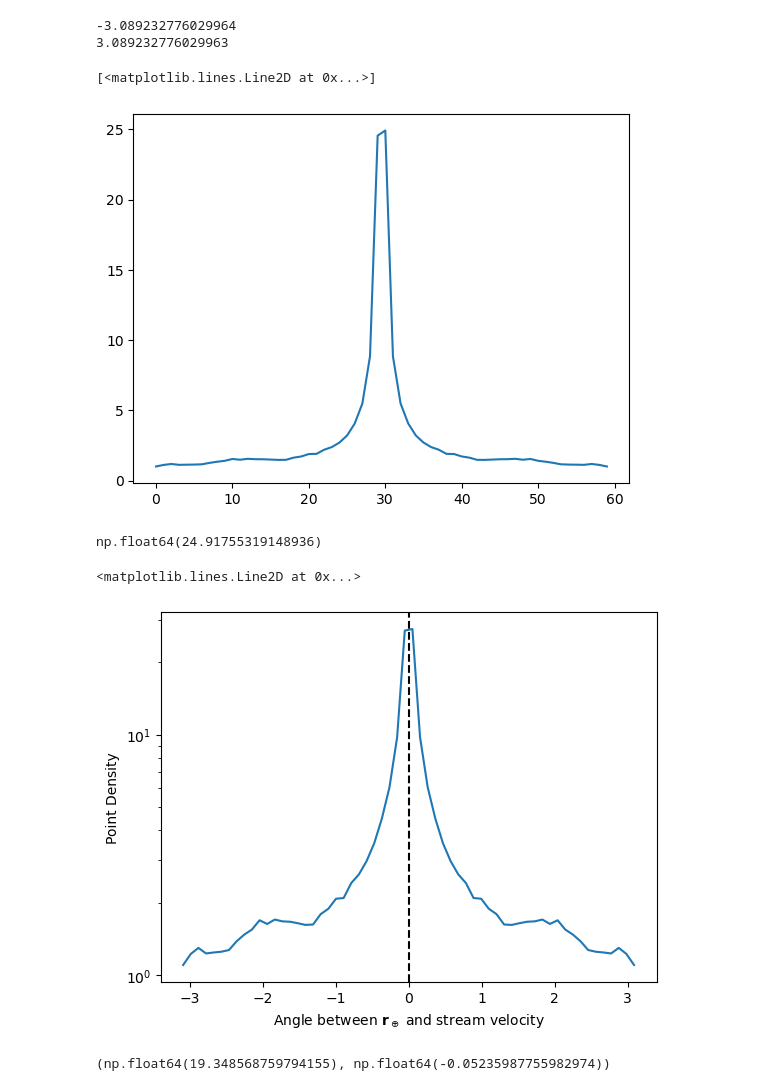
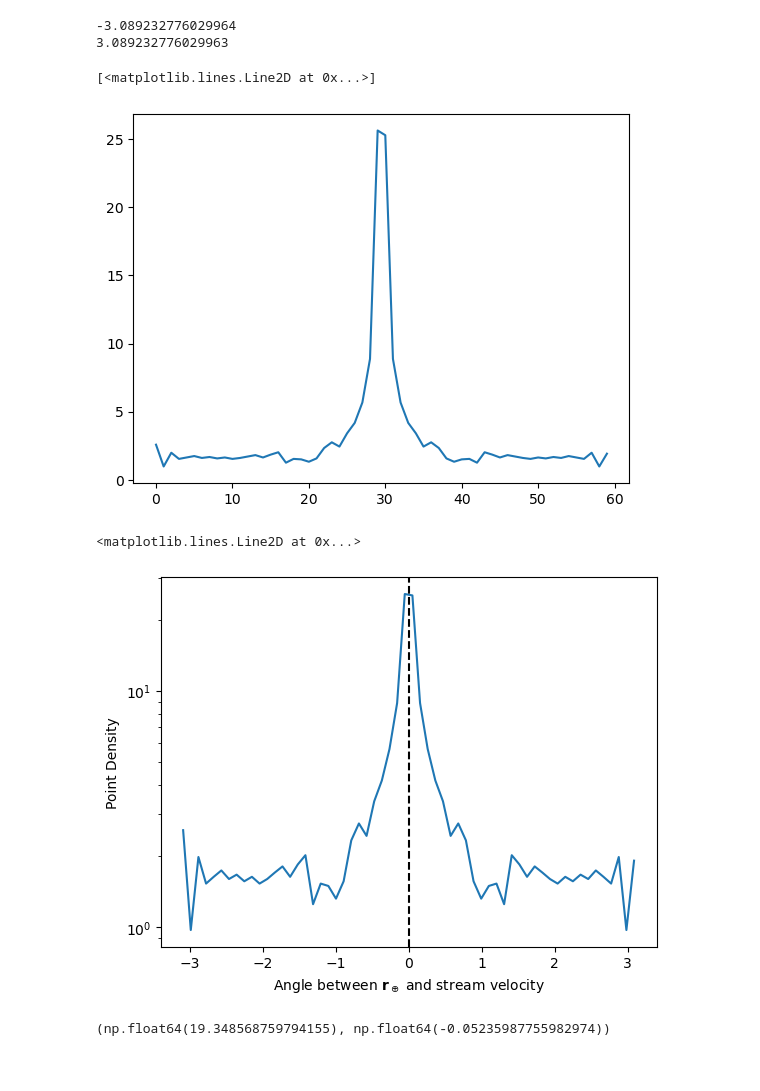
Before and after one commit to shauryagarg145/dark-matter-waves, a Jupyter notebook: solving_trajectories.ipynb, the cells around one changed output. Cells and saved outputs as stored; diff of their text form; code cells hidden in the pictures.

Commit message:
Added things to normalise simulation

```diff
--- a/solving_trajectories.ipynb
+++ b/solving_trajectories.ipynb
@@ -24,7 +24,7 @@ rot = Rotation.from_rotvec(t * normal / norm(normal))
 r = rot.apply(v_c)
 r = r / norm(r) * rs
 # %%
-num = 125
+num = 50
 points = []
 
 dist = 2
@@ -109,6 +150,10 @@ plt.legend(loc = "lower right")
 z = orbit[:, :, 3]
 mask_ri = orbit[:, :, 0]
 mask1 = orbit[:, :, -1]
+
+z_ori = original[:, :, 3]
+mask_ri_ori = original[:, :, 0]
+mask1_ori = original[:, :, -1]
 
 def denPoints(ri, ro, t1, t2, y1, y2):
 
@@ -122,21 +167,21 @@ def denPoints(ri, ro, t1, t2, y1, y2):
     ri = ((ri*rs * u.km).to(u.kpc) / 8).value
 
     mask_r = (mask_ri < ro) * (mask_ri > ri) * (z < y2) * (z > y1)
-    #mask_r_ori = (mask_ri_ori < ro) * (mask_ri_ori > ri) * (z_ori < y2) * (z_ori > y1)
+    mask_r_ori = (mask_ri_ori < ro) * (mask_ri_ori > ri) * (z_ori < y2) * (z_ori > y1)
 
     #assuming t1 > t2
     if t2 < t1 - np.pi:
         if t2 < 0 and t1 > 0:
-            counts = (((mask1 < t2) + (mask1 > t1)) * mask_r).sum()
-            #counts_ori = (((mask1_ori < t2) + (mask1_ori > t1)) * mask_r_ori).sum()
+            counts = (((mask1 < t2) + (mask1 > t1)).astype(bool) * mask_r).sum()
+            counts_ori = (((mask1_ori < t2) + (mask1_ori > t1)).astype(bool) * mask_r_ori).sum()
         else:
             counts = ((mask1 < t2) * (mask1 > t1) * mask_r).sum()
-            #counts_ori = ((mask1_ori < t2) * (mask1_ori > t1) * mask_r_ori).sum()
+            counts_ori = ((mask1_ori < t2) * (mask1_ori > t1) * mask_r_ori).sum()
     else:
         counts = ((mask1 < t1) * (mask1 > t2) * mask_r).sum()
-        #counts_ori = ((mask1_ori < t1) * (mask1_ori > t2) * mask_r_ori).sum()
+        counts_ori = ((mask1_ori < t1) * (mask1_ori > t2) * mask_r_ori).sum()
 
-    return counts
+    return counts, counts_ori
 # %%
 num = 30
 
@@ -151,37 +196,43 @@ def norm(t):
 y1 = ((0.1 * rs * u.km).to(u.kpc) / 8).value
 
 sec = []
+counts_ori = []
+siz = 0
 for i in range(0, num*2):
     if i == num:
         print(norm(np.pi/num / 2 + i * np.pi / num))
         print(norm(-np.pi/num / 2 + i * np.pi / num))
-    second = denPoints(0.9, 1.1,
+    second, ori = denPoints(0.9, 1.1,
                        norm((i+1) * np.pi / num),
                        norm(i * np.pi / num), -y1, y1)
+
+    counts_ori.append(ori)
+    siz += 1
+
     sec.append(second)
 
 plt.clf()
 #sec[num] = sec[num-1]
-plt.plot(sec/sec[0])
+sec = sec/ np.mean(counts_ori)
+error = np.std(counts_ori)
+error = sec * error / np.mean(counts_ori)
+
+plt.plot(sec)
 # %% [output]
 -3.089232776029964
 3.089232776029963
 [<matplotlib.lines.Line2D at 0x...>]
-[figure, old version]
+[figure, new version]
-# %%
-max(sec/sec[0])
-# %% [output]
-np.float64(24.91755319148936)
 # %%
 plt.clf()
 t = np.arange(np.pi/num/2, np.pi*2, np.pi/num) - np.pi
 sec = np.array(sec)
-sec = sec / sec[0] * 1.1019062475486319 # normalise to whatever the jacobian says the density at the end should be
+sec = sec # normalise to whatever the jacobian says the density at the end should be
 plt.semilogy(t, np.array(sec))
 
 plt.ylabel("Point Density")
 plt.xlabel("Angle between $\\mathbf{r}_\\oplus$ and stream velocity")
 plt.axvline(0, ls="--", c= "black")
 # %% [output]
 <matplotlib.lines.Line2D at 0x...>
-[figure, old version]
+[figure, new version]
```
Also changed, not shown: parts of 4 cells of this notebook, 2 other files.
